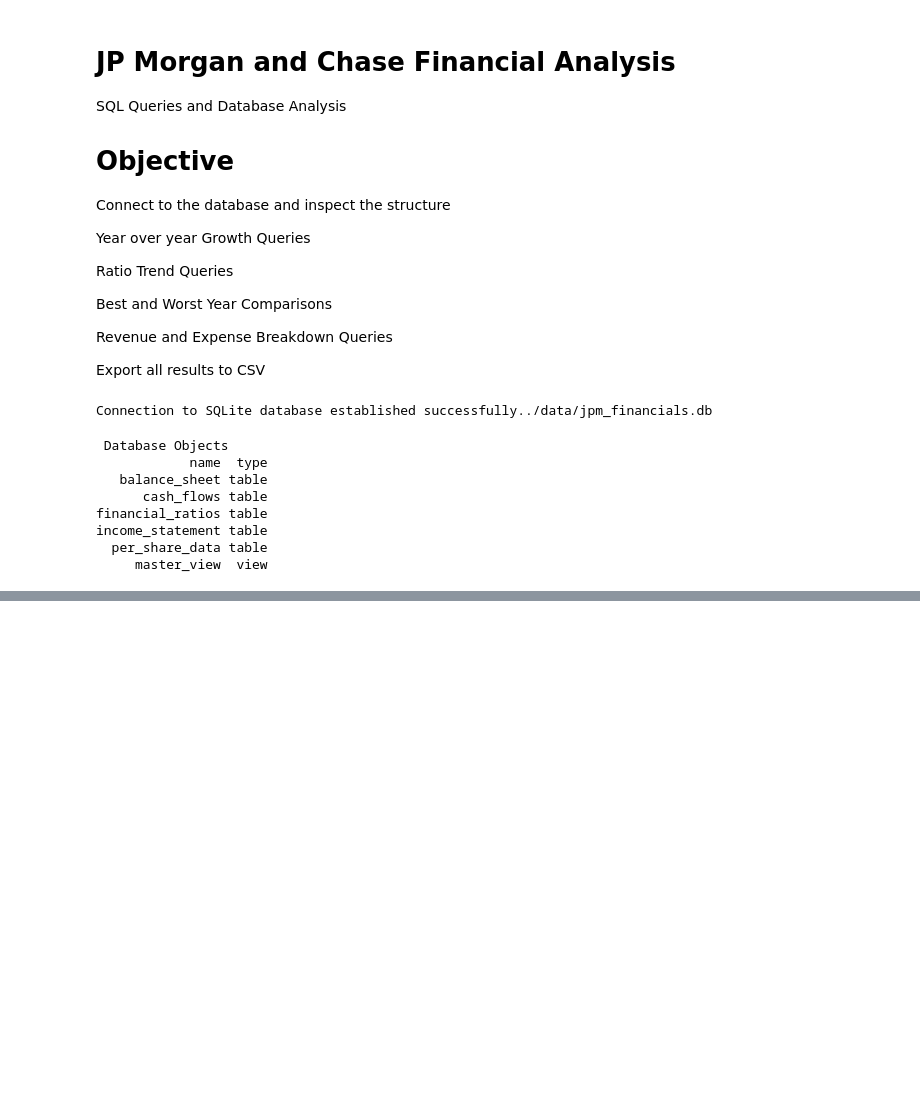
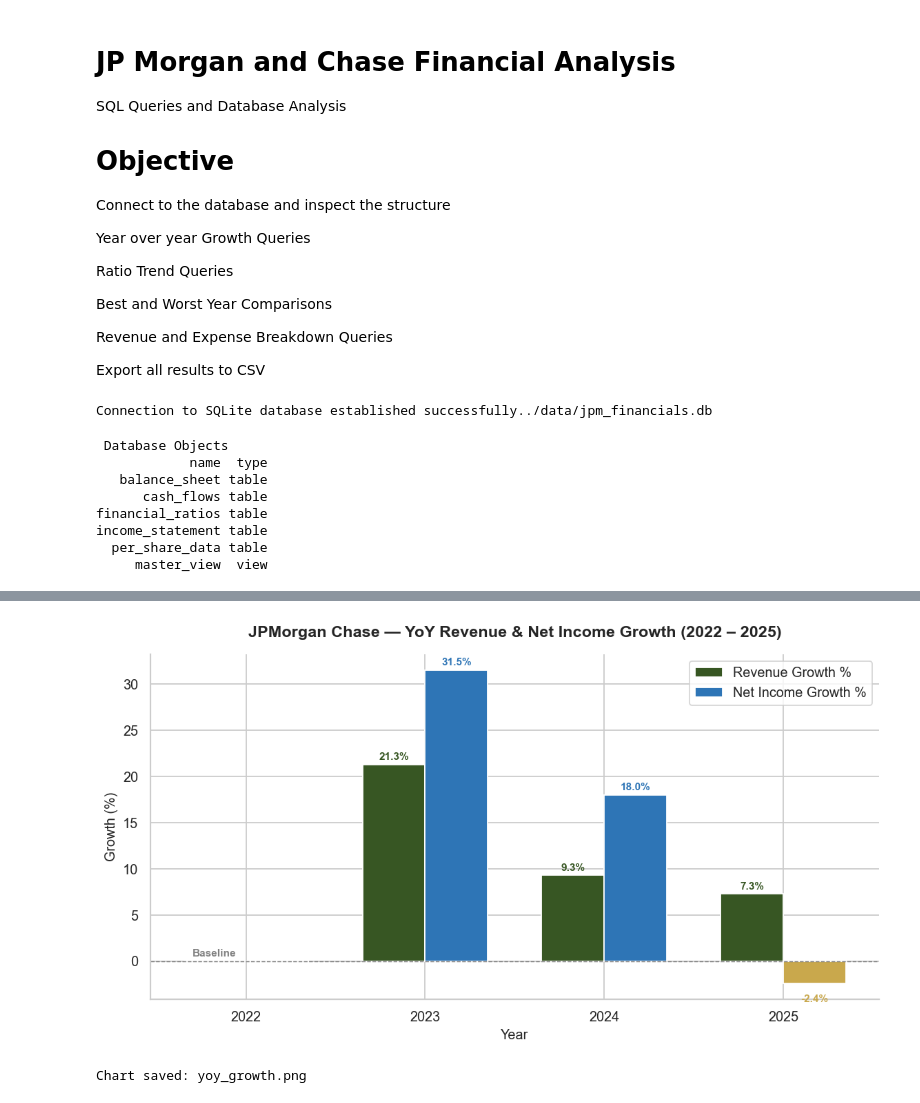
Before and after one commit to Chege-jr0/JP_Morgan_Bank_Financial_Analysis, a Jupyter notebook: sqlanalysis.ipynb, the cells around one changed output, grey strips where cells are left out. Drawn from its saved outputs; the diff is of its cells as text; code cells hidden in the pictures; blank space fills up the shorter version.

```diff
--- a/sqlanalysis.ipynb
+++ b/sqlanalysis.ipynb
@@ -80,0 +146,45 @@ income_statement table
+# %%
+df = yoy_growth.fillna(0)
+
+fig, ax = plt.subplots(figsize=(9, 5))
+x = range(len(df))
+width = 0.35
+
+bars_rev = ax.bar([i - width/2 for i in x], df['revenue_yoy_growth_pct'],
+                  width=width, label='Revenue Growth %',
+                  color=[JPM_GREEN if v >= 0 else JPM_RED for v in df['revenue_yoy_growth_pct']])
+
+bars_ni  = ax.bar([i + width/2 for i in x], df['net_income_yoy_growth_pct'],
+                  width=width, label='Net Income Growth %',
+                  color=[JPM_MID_BLUE if v >= 0 else JPM_GOLD for v in df['net_income_yoy_growth_pct']])
+
+for i, bar in enumerate(bars_rev):
+    label = 'Baseline' if i == 0 else f'{bar.get_height():.1f}%'
+    color = 'gray' if i == 0 else (JPM_GREEN if bar.get_height() >= 0 else JPM_RED)
+    ax.text(bar.get_x() + bar.get_width()/2,
+            bar.get_height() + 0.5,
+            label, ha='center', fontsize=8.5, fontweight='bold', color=color)
+
+for i, bar in enumerate(bars_ni):
+    if i != 0:
+        ax.text(bar.get_x() + bar.get_width()/2,
+                bar.get_height() + (0.5 if bar.get_height() >= 0 else -2),
+                f'{bar.get_height():.1f}%',
+                ha='center', fontsize=8.5, fontweight='bold',
+                color=JPM_MID_BLUE if bar.get_height() >= 0 else JPM_GOLD)
+
+ax.axhline(0, color='gray', linewidth=0.8, linestyle='--')
+ax.set_title('JPMorgan Chase — YoY Revenue & Net Income Growth (2022 – 2025)', pad=14)
+ax.set_xlabel('Year')
+ax.set_ylabel('Growth (%)')
+ax.set_xticks(list(x))
+ax.set_xticklabels(df['year'])
+ax.legend()
+
+plt.tight_layout()
+plt.savefig(f'{CHARTS_DIR}/ yoy_growth.png', bbox_inches='tight')
+plt.show()
+print('Chart saved: yoy_growth.png')
+# %% [output]
+[figure, added]
+Chart saved: yoy_growth.png
```
Also changed, not shown: parts of 10 cells of this notebook, 2 other files.
